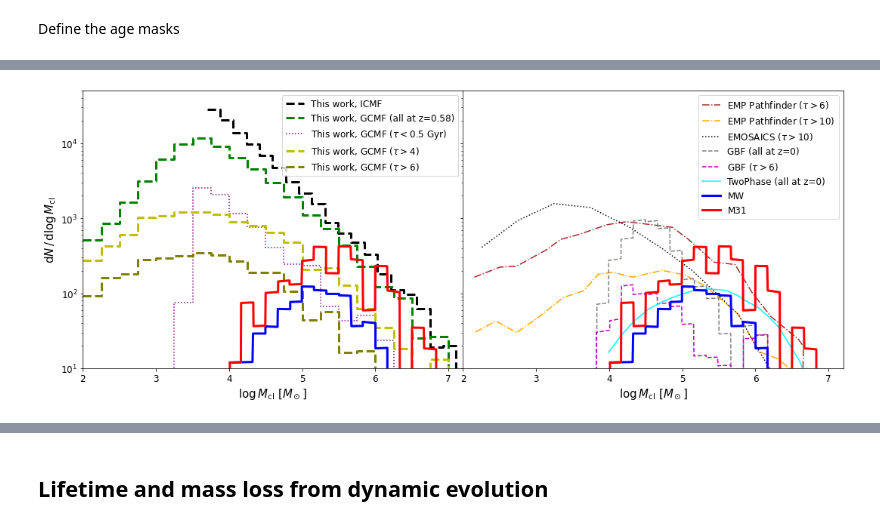
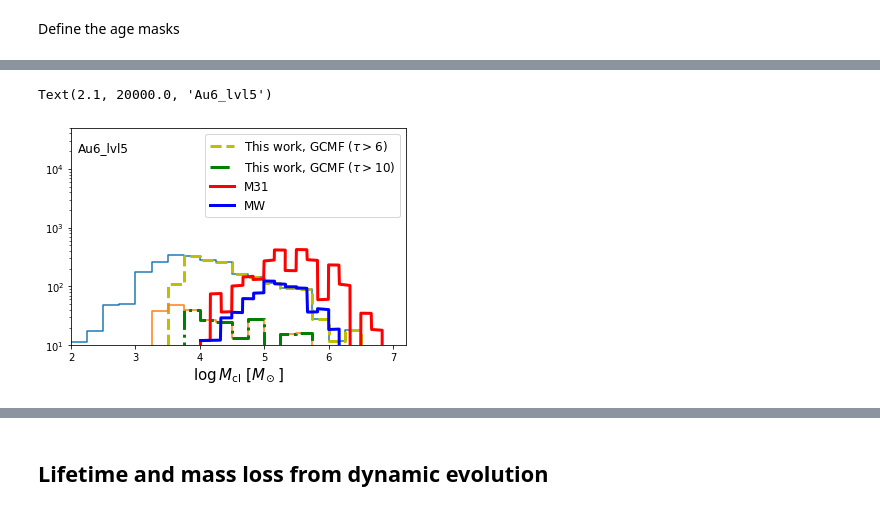
Before and after one commit to pablocoque/post_process_routines, a Jupyter notebook: mass_functions_compare.ipynb, the cells around one changed output, grey strips where cells are left out. Saved outputs shown, nothing was run; the diff lists cells and outputs as text; code cells hidden in the pictures.

```diff
--- a/mass_functions_compare.ipynb
+++ b/mass_functions_compare.ipynb
@@ -39,8 +42,8 @@ s.properties['Redshift']
 # %% [markdown]
 Define masks to retrieve stars with clusters, cluster masses, and mass losses
 # %%
-mask_clusters_initial = main.s['InitialNumberOfClusters'] > 0
-mask_clusters_final = main.s['NumberOfClusters'] > 0
+mask_clusters_initial = (main.s['InitialNumberOfClusters'] > 0 )* (main.s['r'].in_units('kpc')<30.)
+mask_clusters_final = (main.s['NumberOfClusters'] > 0 )* (main.s['r'].in_units('kpc')<30.)
 
 truncation_mass = main.s['ICMFTruncationMass'][mask_clusters_initial]
 cluster_masses = main.s['ClusterMass'][mask_clusters_initial].flatten()
@@ -117,13 +120,15 @@ It could be interesting to check how that changes with increasing the resolution
 # %% [markdown]
 Now, all is set up to compare the ICMF to the present day GCMF. First, define the bounds and domain of each MF:
 # %%
+nbins = 25
 min_icmf = 5e3 # in solar masses
 max_icmf = 1e8 # in solar masses
-marray_icmf = np.logspace(np.log10(min_icmf), np.log10(max_icmf), 25)
+marray_icmf = np.linspace(np.log10(min_icmf), np.log10(max_icmf), nbins + 1)
 
 min_gcmf = 1e2 # in solar masses
 max_gcmf = 1e8 # in solar masses
-marray_gcmf = np.logspace(np.log10(min_gcmf), np.log10(max_gcmf), 25)
+marray_gcmf = np.linspace(np.log10(min_gcmf), np.log10(max_gcmf), nbins + 1)
+width = np.diff(marray_gcmf)
 # %% [markdown]
 Load observations data:
 - Milky Way's GCMF
@@ -164,6 +173,6 @@ Text(0.5, 0, 'Cluster`s age [Gyr]')
 # %% [markdown]
 Define the age masks
 # %%
-young_mask = (clusters_age<0.5)
-old_mask = (clusters_age>4)
-veryold_mask = (clusters_age>6)
+# notyoung_mask = (clusters_age>0.5) * (cluster_masses>0.)
+old_mask = (clusters_age>6) * (cluster_masses>0.)
+veryold_mask = (clusters_age>10) * (cluster_masses>0.)
@@ -214,42 +261,23 @@ plt.subplots_adjust(wspace=0)
+# %%
+fading_limit1 = (np.log10(cluster_masses[old_mask]) > .69 * np.log10(1e3*clusters_age[old_mask]) + .99)
+fading_limit2 = (np.log10(cluster_masses[veryold_mask]) > .69 * np.log10(1e3*clusters_age[veryold_mask]) + .99)
 # %%
-fig, ax = plt.subplots(1, 2, sharey=True, figsize=(15,6))
-
-N, _ = np.histogram(np.log10(init_cluster_masses), bins=np.log10(marray_icmf))
-ax[0].step(np.log10(marray_icmf[:-1]), N*np.log10(marray_icmf[1:] - marray_icmf[:-1]), where='post', c='k', linestyle='dashed', linewidth = 3, label='This work, ICMF')
-N, _ = np.histogram(np.log10(cluster_masses), bins=np.log10(marray_gcmf))
-ax[0].step(np.log10(marray_gcmf[:-1]), N*np.log10(marray_gcmf[1:] - marray_gcmf[:-1]), where='post', c='g', linestyle='dashed', linewidth = 3, label='This work, GCMF (all at z={:.2f})'.format(s.properties['Redshift']))
-N, _ = np.histogram(np.log10(cluster_masses[young_mask]), bins=np.log10(marray_gcmf))
-ax[0].step(np.log10(marray_gcmf[:-1]), N*np.log10(marray_gcmf[1:] - marray_gcmf[:-1]), where='post', linestyle='dotted', c='purple', label=r'This work, GCMF ($\tau < 0.5$ Gyr)')
 N, _ = np.histogram(np.log10(cluster_masses[old_mask]), bins=np.log10(marray_gcmf))
-ax[0].step(np.log10(marray_gcmf[:-1]), N*np.log10(marray_gcmf[1:] - marray_gcmf[:-1]), where='post', c='y', linestyle='dashed', linewidth = 3, label=r'This work, GCMF ($\tau > 4$)')
+plt.step(np.log10(marray_gcmf[:-1]), N*np.log10(marray_gcmf[1:] - marray_gcmf[:-1]), where='post')
+N, _ = np.histogram(np.log10(cluster_masses[old_mask][fading_limit1]), bins=np.log10(marray_gcmf))
+plt.step(np.log10(marray_gcmf[:-1]), N*np.log10(marray_gcmf[1:] - marray_gcmf[:-1]), where='post', c='y', linestyle='dashed', linewidth = 3, label=r'This work, GCMF ($\tau > 6$)')
 N, _ = np.histogram(np.log10(cluster_masses[veryold_mask]), bins=np.log10(marray_gcmf))
-ax[0].step(np.log10(marray_gcmf[:-1]), N*np.log10(marray_gcmf[1:] - marray_gcmf[:-1]), where='post', c='olive', linestyle='dashed', linewidth = 3, label=r'This work, GCMF ($\tau > 6$)')
-ax[0].plot(MW_gcmf_dn[:,0], MW_gcmf_dn[:,1], linewidth=3, c='b')
-ax[0].plot(M31_gcmf_dn[:,0], M31_gcmf_dn[:,1], linewidth=3, c='r')
-ax[0].set_xlim(2,7.2)
-ax[0].set_xlabel(r'$\log M_{\mathrm{cl}}$ $[M_\odot]$', fontsize=15)
-ax[0].set(ylim=(1e1,5e4), yscale= 'log')
-ax[0].set_ylabel(r'$\mathrm{d}N \, / \, \mathrm{d} \log M_{\mathrm{cl}}$', fontsize=15)
-ax[0].tick_params(labelsize=12)
-ax[0].legend(loc='upper right', fontsize=12)
-
-ax[1].plot(np.log10(emp_6gyr[:,0]), emp_6gyr[:,1], linestyle='dashdot', c='brown', label=r'EMP Pathfinder ($\tau>6$)')
-ax[1].plot(np.log10(emp_10gyr[:,0]), emp_10gyr[:,1], linestyle='dashdot', c='orange', label=r'EMP Pathfinder ($\tau>10$)')
-# N, _ = np.histogram(np.log10(init_cluster_masses), bins=np.log10(marray_icmf))
-# ax[1].step(np.log10(marray_icmf[:-1]), N*np.log10(marray_icmf[1:] - marray_icmf[:-1]), where='post', linestyle='dotted', c='purple')
-ax[1].plot(np.log10(emosaics_gcmf[:,0]), emosaics_gcmf[:,1], c='k', linestyle='dotted', label=r'EMOSAICS ($\tau>10$)')
-ax[1].plot(np.log10(gbf_allgcmf[:,0]), np.log10(gbf_allgcmf[:,0])*gbf_allgcmf[:,1], c='gray', linestyle='dashed' ,label='GBF (all at z=0)')
-ax[1].plot(np.log10(gbf_oldgcmf[:,0]), np.log10(gbf_oldgcmf[:,0])*gbf_oldgcmf[:,1], c='m', linestyle='dashed' ,label=r'GBF ($\tau>6$)')
-ax[1].plot(twophase_gcmf[:,0], twophase_gcmf[:,1], c='cyan' ,label='TwoPhase (all at z=0)')
-ax[1].plot(MW_gcmf_dn[:,0], MW_gcmf_dn[:,1], linewidth=3, c='b', label='MW')
-ax[1].plot(M31_gcmf_dn[:,0], M31_gcmf_dn[:,1], linewidth=3, c='r', label='M31')
-ax[1].set_xlim(2,7.2)
-ax[1].set_xlabel(r'$\log M_{\mathrm{cl}}$ $[M_\odot]$', fontsize=15)
-ax[1].tick_params(labelsize=12)
-ax[1].legend(loc='upper right', fontsize=12)
-
-plt.tight_layout()
-plt.subplots_adjust(wspace=0)
-# plt.savefig('mass_dist_comparison.png')
+plt.step(np.log10(marray_gcmf[:-1]), N*np.log10(marray_gcmf[1:] - marray_gcmf[:-1]), where='post')
+N, _ = np.histogram(np.log10(cluster_masses[veryold_mask][fading_limit2]), bins=np.log10(marray_gcmf))
+plt.step(np.log10(marray_gcmf[:-1]), N*np.log10(marray_gcmf[1:] - marray_gcmf[:-1]), where='post', c='g', linestyle='dashdot', linewidth = 3, label=r'This work, GCMF ($\tau > 10$)')
+plt.plot(M31_gcmf_dn[:,0], M31_gcmf_dn[:,1], linewidth=3, c='r', label='M31')
+plt.plot(MW_gcmf_dn[:,0], MW_gcmf_dn[:,1], linewidth=3, c='b', label='MW')
+plt.xlim(2,7.2)
+plt.xlabel(r'$\log M_{\mathrm{cl}}$ $[M_\odot]$', fontsize=15)
+plt.ylim(1e1,5e4)
+plt.yscale('log')
+plt.legend(loc='upper right', fontsize=12)
+plt.text(2.1, 2e4, 'Au6_lvl5', fontsize=12)
 # %% [output]
+Text(2.1, 20000.0, 'Au6_lvl5')
-[figure, old version]
+[figure, new version]
```
Also changed, not shown: parts of 21 cells of this notebook, 9 other files.
